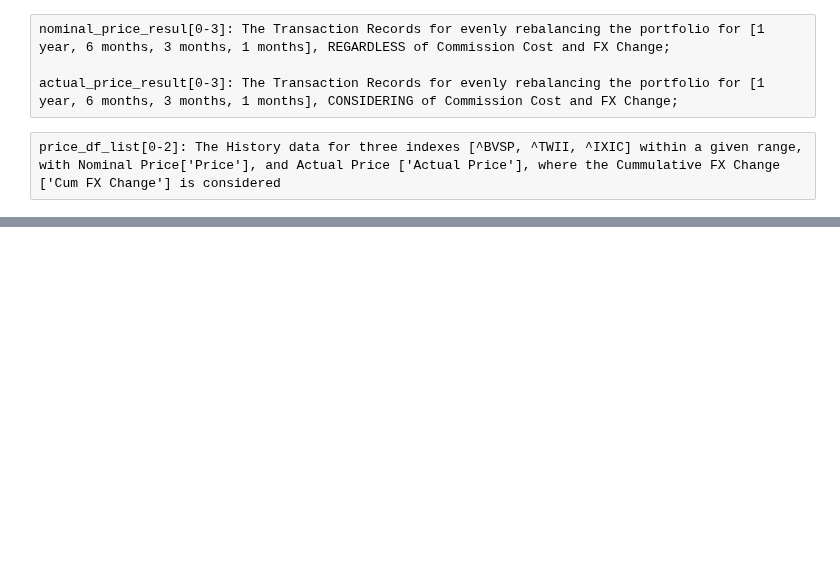
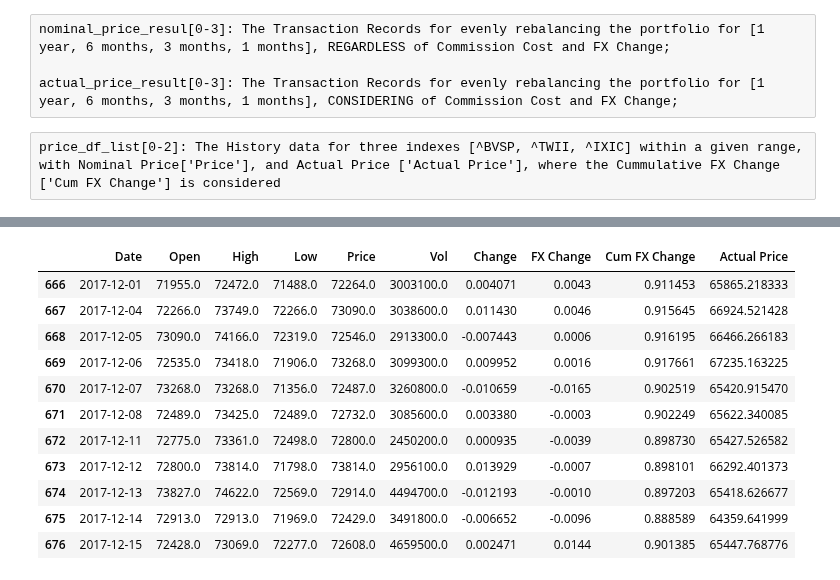
Before and after one commit to lzcaisg/reinforcement_trader, a Jupyter notebook: 0316 - RERWITE Rebalancing for Benchmark-Add unrealized GainLoss-Copy1.ipynb, the cells around one changed output, grey strips where cells are left out. Cells and saved outputs as stored; diff of their text form; code cells hidden in the pictures; blank space fills up the shorter version.

```diff
--- a/0316 - RERWITE Rebalancing for Benchmark-Add unrealized GainLoss-Copy1.ipynb
+++ b/0316 - RERWITE Rebalancing for Benchmark-Add unrealized GainLoss-Copy1.ipynb
@@ -503,0 +406,16 @@ plt.show()
+# %%
+price_df = price_df_list[0]
+price_df[(price_df['Date'] >= pd.to_datetime("2017-12-01")) & (price_df['Date'] <= pd.to_datetime("2017-12-15"))]
+# %% [output]
+|  | Date | Open | High | Low | Price | Vol | Change | FX Change | Cum FX Change | Actual Price |
+| 666 | 2017-12-01 | 71955.0 | 72472.0 | 71488.0 | 72264.0 | 3003100.0 | 0.004071 | 0.0043 | 0.911453 | 65865.218333 |
+| 667 | 2017-12-04 | 72266.0 | 73749.0 | 72266.0 | 73090.0 | 3038600.0 | 0.011430 | 0.0046 | 0.915645 | 66924.521428 |
+| 668 | 2017-12-05 | 73090.0 | 74166.0 | 72319.0 | 72546.0 | 2913300.0 | -0.007443 | 0.0006 | 0.916195 | 66466.266183 |
+| 669 | 2017-12-06 | 72535.0 | 73418.0 | 71906.0 | 73268.0 | 3099300.0 | 0.009952 | 0.0016 | 0.917661 | 67235.163225 |
+| 670 | 2017-12-07 | 73268.0 | 73268.0 | 71356.0 | 72487.0 | 3260800.0 | -0.010659 | -0.0165 | 0.902519 | 65420.915470 |
+| 671 | 2017-12-08 | 72489.0 | 73425.0 | 72489.0 | 72732.0 | 3085600.0 | 0.003380 | -0.0003 | 0.902249 | 65622.340085 |
+| 672 | 2017-12-11 | 72775.0 | 73361.0 | 72498.0 | 72800.0 | 2450200.0 | 0.000935 | -0.0039 | 0.898730 | 65427.526582 |
+| 673 | 2017-12-12 | 72800.0 | 73814.0 | 71798.0 | 73814.0 | 2956100.0 | 0.013929 | -0.0007 | 0.898101 | 66292.401373 |
+| 674 | 2017-12-13 | 73827.0 | 74622.0 | 72569.0 | 72914.0 | 4494700.0 | -0.012193 | -0.0010 | 0.897203 | 65418.626677 |
+| 675 | 2017-12-14 | 72913.0 | 72913.0 | 71969.0 | 72429.0 | 3491800.0 | -0.006652 | -0.0096 | 0.888589 | 64359.641999 |
+| 676 | 2017-12-15 | 72428.0 | 73069.0 | 72277.0 | 72608.0 | 4659500.0 | 0.002471 | 0.0144 | 0.901385 | 65447.768776 |
```
Also changed, not shown: parts of 18 cells of this notebook, 7 other files.
